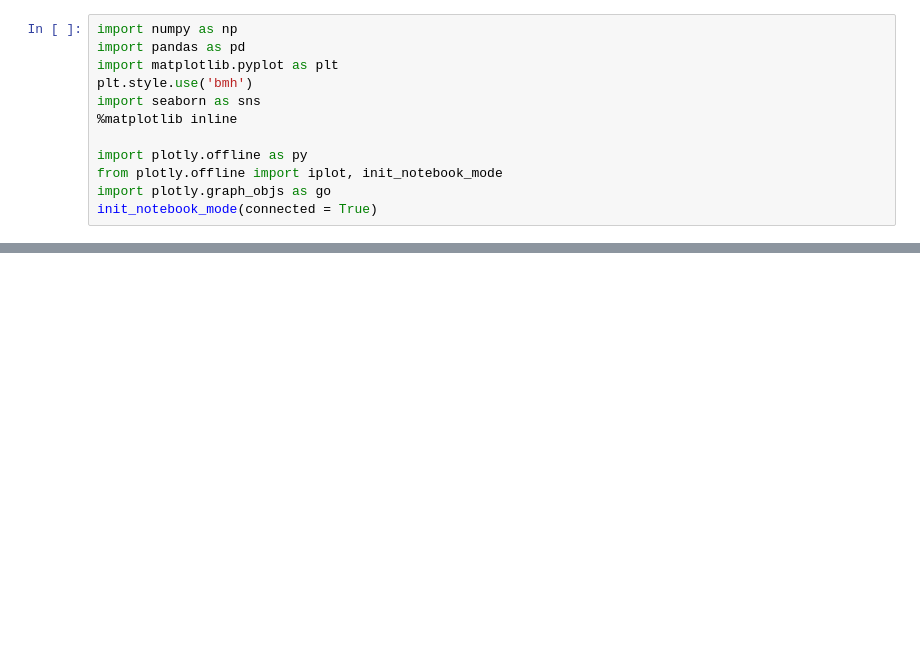
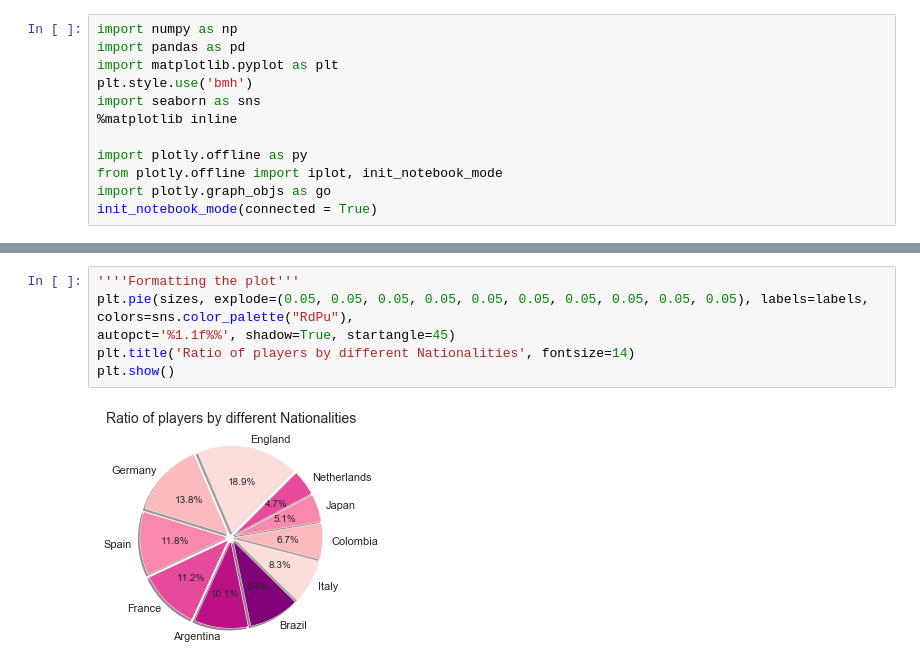
Before and after one commit to Arunima1992/Fifa20, a Jupyter notebook: Fifa20_Analysis.ipynb, the cells around one changed output, grey strips where cells are left out. Cells and saved outputs as stored; diff of their text form; blank space fills up the shorter version.

```diff
--- a/Fifa20_Analysis.ipynb
+++ b/Fifa20_Analysis.ipynb
@@ -208,0 +110,8 @@ array(['RS', 'SUB', 'CAM', 'RW', 'GK', 'LDM', 'RCM', 'RB', 'LCB', 'RAM',
+# %%
+''''Formatting the plot'''
+plt.pie(sizes, explode=(0.05, 0.05, 0.05, 0.05, 0.05, 0.05, 0.05, 0.05, 0.05, 0.05), labels=labels, colors=sns.color_palette("RdPu"),
+autopct='%1.1f%%', shadow=True, startangle=45)
+plt.title('Ratio of players by different Nationalities', fontsize=14)
+plt.show()
+# %% [output]
+[figure, added]
```
Also changed, not shown: parts of 51 cells of this notebook.
